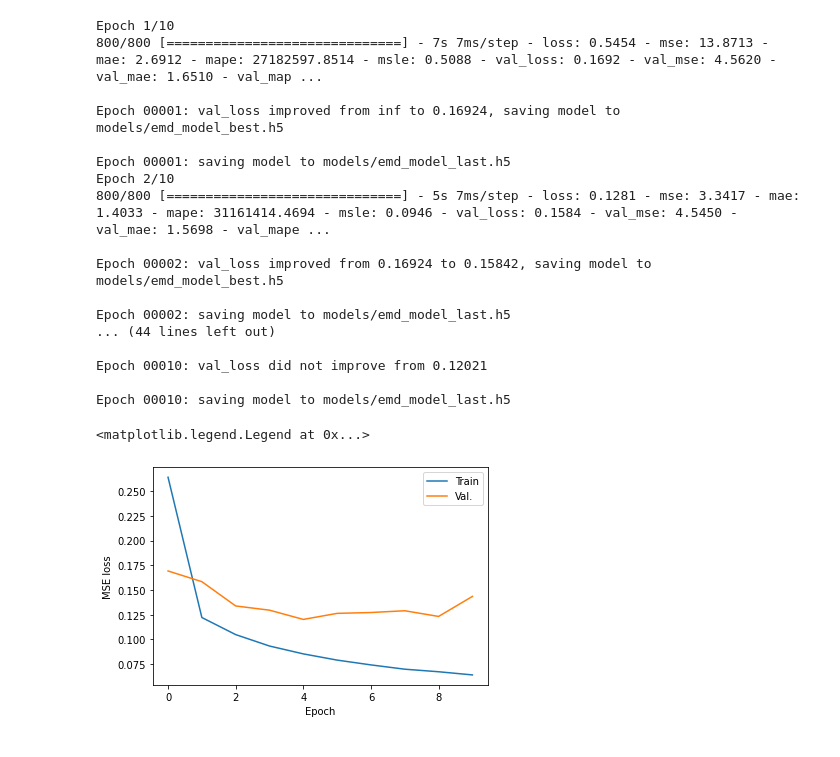
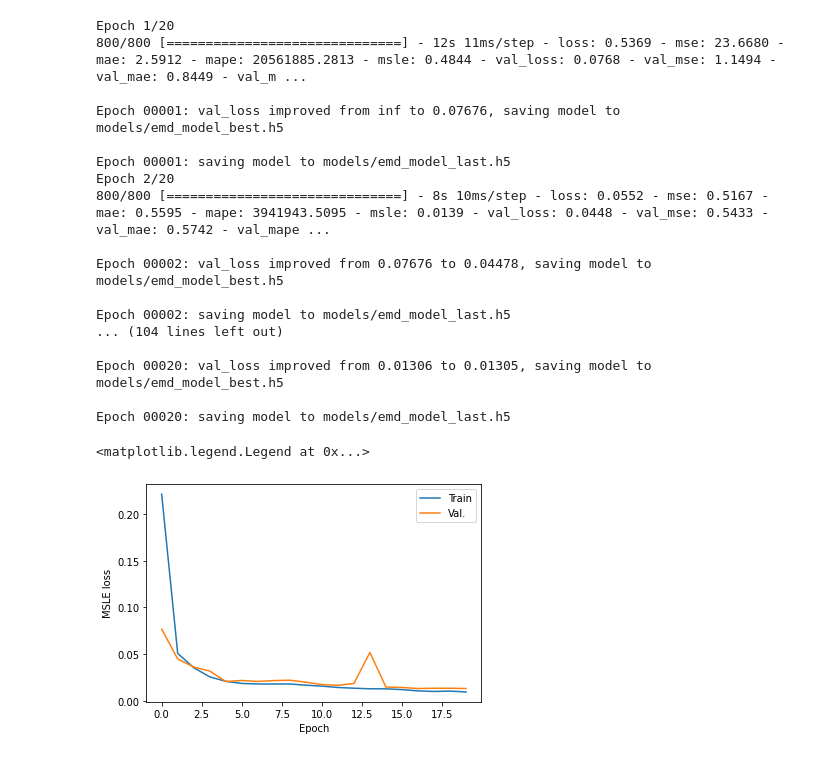
Before and after one commit to rohanshenoy/Ecoder-emd, a Jupyter notebook: notebooks/TrainEMD.ipynb, the cells around one changed output. Cells and saved outputs as stored; diff of their text form; code cells hidden in the pictures.

Commit message:
add Conv2D training

```diff
--- a/notebooks/TrainEMD.ipynb
+++ b/notebooks/TrainEMD.ipynb
@@ -11,10 +11,28 @@ sys.path.insert(0, "../")
 
 import matplotlib
 matplotlib.use('Agg')
+%matplotlib inline
 import matplotlib.pyplot as plt
-%matplotlib inline
 from plotWafer import plotWafer
 from train import emd
+
+
+arrange443 = np.array([0,16, 32,
+                       1,17, 33,
+                       2,18, 34,
+                       3,19, 35,
+                       4,20, 36,
+                       5,21, 37,
+                       6,22, 38,
+                       7,23, 39,
+                       8,24, 40,
+                       9,25, 41,
+                       10,26, 42,
+                       11,27, 43,
+                       12,28, 44,
+                       13,29, 45,
+                       14,30, 46,
+                       15,31, 47])
 # %%
 f_raw = '../data/signal/nElinks_5/ttbar_v11_eolNoise_Layer9_5Links.csv'
 
@@ -28,6 +46,9 @@ calQ     = calQ[sumQ>0]
 sumQ     = sumQ[sumQ>0]
 occ = (np.count_nonzero(calQ>1,axis=1))
 
+# reshape into 443 and normalize (as is usually done for autoencoder)
+calQ_443 = (calQ/np.expand_dims(sumQ,-1))[:,arrange443].reshape(-1,4,4,3)
+
 # split train and validation so there is no overlap in samples whatsoever
 train_indices = range(0, int(0.6*len(calQ)))
 val_indices = range(int(0.6*len(calQ)), len(calQ))
@@ -35,16 +56,21 @@ val_indices = range(int(0.6*len(calQ)), len(calQ))
 idx1_train = np.array([i for i,j in itertools.product(train_indices,train_indices)])
 idx2_train = np.array([j for i,j in itertools.product(train_indices,train_indices)])
 
-X1_train = calQ[idx1_train]
-X2_train = calQ[idx2_train]
-y_train = np.array([emd(calQ[i],calQ[j]) for i, j in zip(idx1_train, idx2_train)])
+use443 = True
+if use443:
+    X = calQ_443
+else:
+    X = calQ
+X1_train = X[idx1_train]
+X2_train = X[idx2_train]
+y_train = np.array([emd(X[i],X[j]) for i, j in zip(idx1_train, idx2_train)])
 
 idx1_val = np.array([i for i,j in itertools.product(val_indices,val_indices)])
 idx2_val = np.array([j for i,j in itertools.product(val_indices,val_indices)])
 
-X1_val = calQ[idx1_val]
-X2_val = calQ[idx2_val]
-y_val = np.array([emd(calQ[i],calQ[j]) for i, j in zip(idx1_val, idx2_val)])
+X1_val = X[idx1_val]
+X2_val = X[idx2_val]
+y_val = np.array([emd(X[i],X[j]) for i, j in zip(idx1_val, idx2_val)])
 
 print(X1_train.shape)
 print(X2_train.shape)
@@ -129,34 +182,34 @@ callbacks = [ModelCheckpoint('models/emd_model_best.h5', monitor='val_loss', ver
 sym_model.compile(optimizer='adam', loss='msle', metrics=['mse', 'mae', 'mape', 'msle'])
 history = sym_model.fit((X1_train, X2_train), y_train,
                     validation_data=((X1_val, X2_val), y_val),
-                    epochs=10, verbose=1, batch_size=32, callbacks=callbacks)
+                    epochs=20, verbose=1, batch_size=32, callbacks=callbacks)
 # %% [output]
-Epoch 1/10
-800/800 [==============================] - 7s 7ms/step - loss: 0.5454 - mse: 13.8713 - mae: 2.6912 - mape: 27182597.8514 - msle: 0.5088 - val_loss: 0.1692 - val_mse: 4.5620 - val_mae: 1.6510 - val_map ...
+Epoch 1/20
+800/800 [==============================] - 12s 11ms/step - loss: 0.5369 - mse: 23.6680 - mae: 2.5912 - mape: 20561885.2813 - msle: 0.4844 - val_loss: 0.0768 - val_mse: 1.1494 - val_mae: 0.8449 - val_m ...
 
-Epoch 00001: val_loss improved from inf to 0.16924, saving model to models/emd_model_best.h5
+Epoch 00001: val_loss improved from inf to 0.07676, saving model to models/emd_model_best.h5
 
 Epoch 00001: saving model to models/emd_model_last.h5
-Epoch 2/10
-800/800 [==============================] - 5s 7ms/step - loss: 0.1281 - mse: 3.3417 - mae: 1.4033 - mape: 31161414.4694 - msle: 0.0946 - val_loss: 0.1584 - val_mse: 4.5450 - val_mae: 1.5698 - val_mape ...
+Epoch 2/20
+800/800 [==============================] - 8s 10ms/step - loss: 0.0552 - mse: 0.5167 - mae: 0.5595 - mape: 3941943.5095 - msle: 0.0139 - val_loss: 0.0448 - val_mse: 0.5433 - val_mae: 0.5742 - val_mape ...
 
-Epoch 00002: val_loss improved from 0.16924 to 0.15842, saving model to models/emd_model_best.h5
+Epoch 00002: val_loss improved from 0.07676 to 0.04478, saving model to models/emd_model_best.h5
 
 Epoch 00002: saving model to models/emd_model_last.h5
-... (44 lines left out)
+... (104 lines left out)
 
-Epoch 00010: val_loss did not improve from 0.12021
+Epoch 00020: val_loss improved from 0.01306 to 0.01305, saving model to models/emd_model_best.h5
 
-Epoch 00010: saving model to models/emd_model_last.h5
+Epoch 00020: saving model to models/emd_model_last.h5
 # %%
 plt.plot(history.history['loss'], label='Train')
 plt.plot(history.history['val_loss'], label='Val.')
 plt.xlabel('Epoch')
-plt.ylabel('MSE loss')
+plt.ylabel('MSLE loss')
 plt.legend()
 # %% [output]
 <matplotlib.legend.Legend at 0x...>
-[figure, old version]
+[figure, new version]
 # %%
 y_val_preds = sym_model.predict((X1_val, X2_val))
 plt.figure()
```
Also changed, not shown: parts of 7 cells of this notebook.
